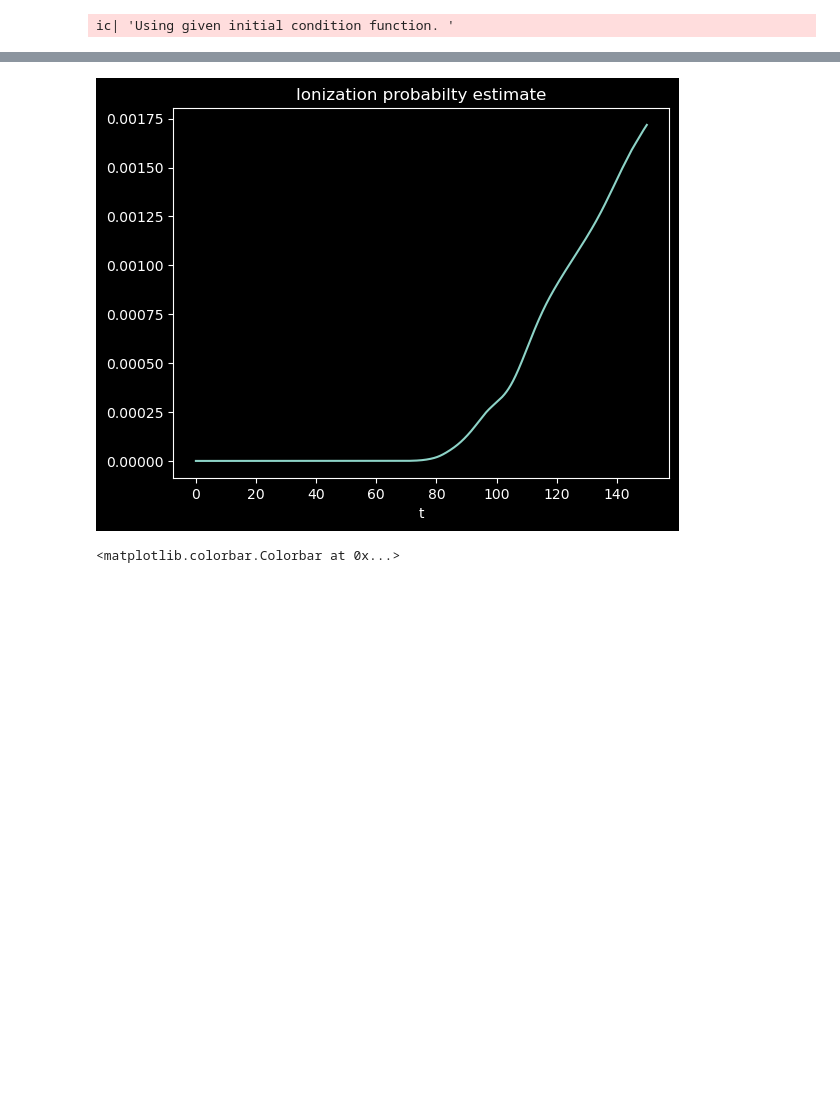
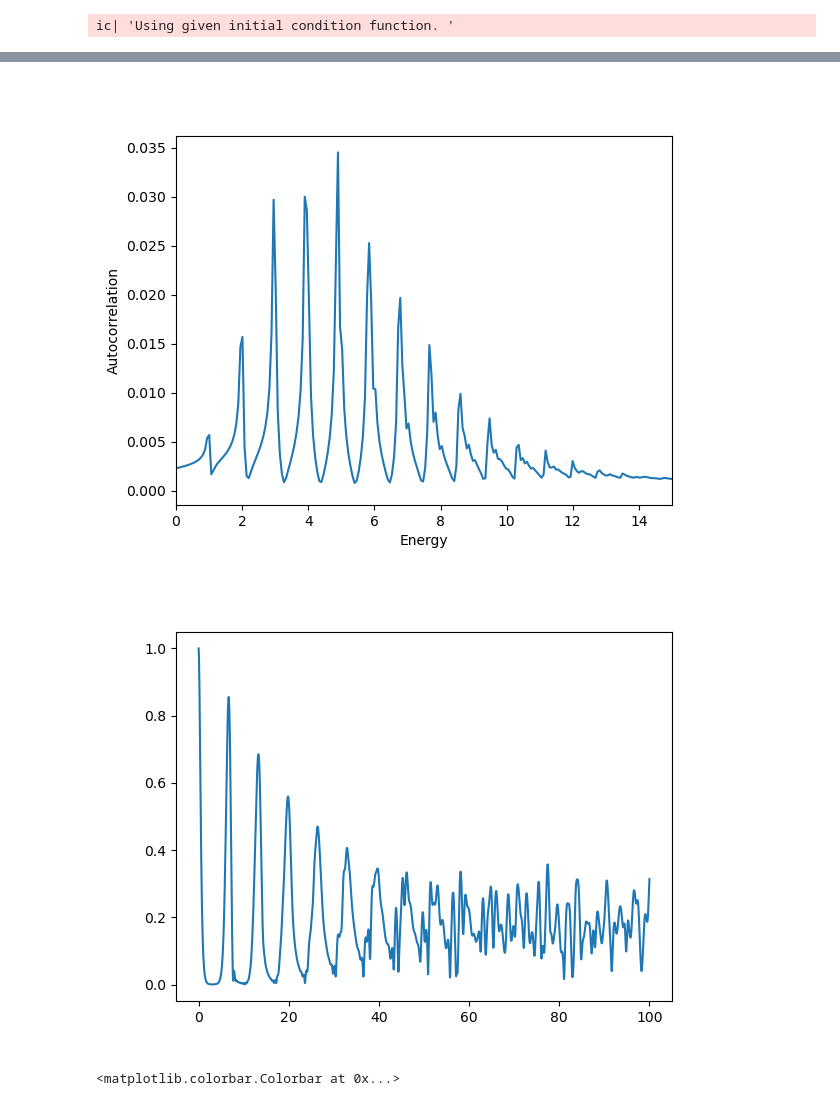
Before and after one commit to simenkva/fft_tdse, a Jupyter notebook: demo_notebooks/henon-heiles.ipynb, the cells around one changed output, grey strips where cells are left out. Saved outputs shown, nothing was run; the diff lists cells and outputs as text; code cells hidden in the pictures; blank space fills up the shorter version.

Commit message:
updated henon heiles

```diff
--- a/demo_notebooks/henon-heiles.ipynb
+++ b/demo_notebooks/henon-heiles.ipynb
@@ -31,4 +57,4 @@ ic| self.a: array([-10., -10.])
 # %%
-sim.set_time_parameters(0.0, 150.0, 15000)
+sim.set_time_parameters(0.0, 100.0, 2000)
 # %% [output]
 ic| 'Time parameters set.'
@@ -66,7 +92,7 @@ anim1.vis_type = 'complex'
 anim1.show_axis = False
 anim1.xlim = [-40, 40]
 anim1.ylim = [-40, 40]
-anim1.mag_map = lambda r: r**.25
+anim1.mag_map = lambda r: r**1
 anim1.set_interval(10)
 anim1.set_framesize(1024, 1024)
 
@@ -75,17 +101,22 @@ anim1.init_figure()
 
 
 anim_callback1 = anim1.get_callback()
-anim1.caption_format = 't = {sim.t:.02f}, P_ionized = {sim.P_ionized}'
-P_hist = np.zeros_like(sim.t_grid)
+anim1.caption_format = 't = {sim.t:.02f}'
+#P_hist = np.zeros_like(sim.t_grid)
+acorr = np.zeros_like(sim.t_grid, dtype=complex)
 def callback(sim):
-    psi_out = np.where((np.abs(sim.x) > 40) | (np.abs(sim.y) > 40), sim.psi, np.zeros_like(sim.psi))
-    P_hist[sim.t_index] = np.sum(np.abs(psi_out)**2) * sim.grid.dtau
-    sim.P_ionized = P_hist[sim.t_index]
+    if sim.t_index % 10 == 0:
+        sim.psi = sim.psi * mask(sim.x, sim.y)
+    acorr[sim.t_index] = np.sum(sim.psi * np.conj(psi0)) * sim.grid.dtau
+
+    #psi_out = np.where((np.abs(sim.x) > 40) | (np.abs(sim.y) > 40), sim.psi, np.zeros_like(sim.psi))
+#    P_hist[sim.t_index] = np.sum(np.abs(psi_out)**2) * sim.grid.dtau
+#    sim.P_ionized = P_hist[sim.t_index]
     anim_callback1(sim)
 
 
 sim.simulate(callback=callback)
-anim1.make_movie("h2_molecule_1d.mp4")
+anim1.make_movie("henon_heiles.mp4")
 anim1.clean_frames()
 # %% [output]
 ic| 'Using given initial condition function. '
@@ -111,11 +158,22 @@ KeyboardInterrupt:
 # %%
+%matplotlib widget
+plt.close('all')
 plt.figure()
-plt.plot(sim.t_grid[:-1], P_hist[:-1])
-plt.title('Ionization probabilty estimate')
-plt.xlabel('t')
+fourier_acorr = np.fft.fftshift(np.fft.ifft(acorr * np.exp(-sim.t_grid/30)  ))
+omega = np.fft.fftshift(np.fft.fftfreq(len(sim.t_grid), sim.dt)) * 2 * np.pi
+plt.plot(omega, np.abs(fourier_acorr))
+plt.xlim(0, 15)
+plt.xlabel('Energy')
+plt.ylabel('Autocorrelation')
 plt.show()
+
+# plot the autocorrelation
+plt.figure()
+plt.plot(sim.t_grid, np.abs(acorr))
+plt.show()
 # %% [output]
-[figure, old version]
+[figure, new version]
+[figure, added]
 # %%
 sim.ham.D
 # %%
```
Also changed, not shown: parts of 5 cells of this notebook.
